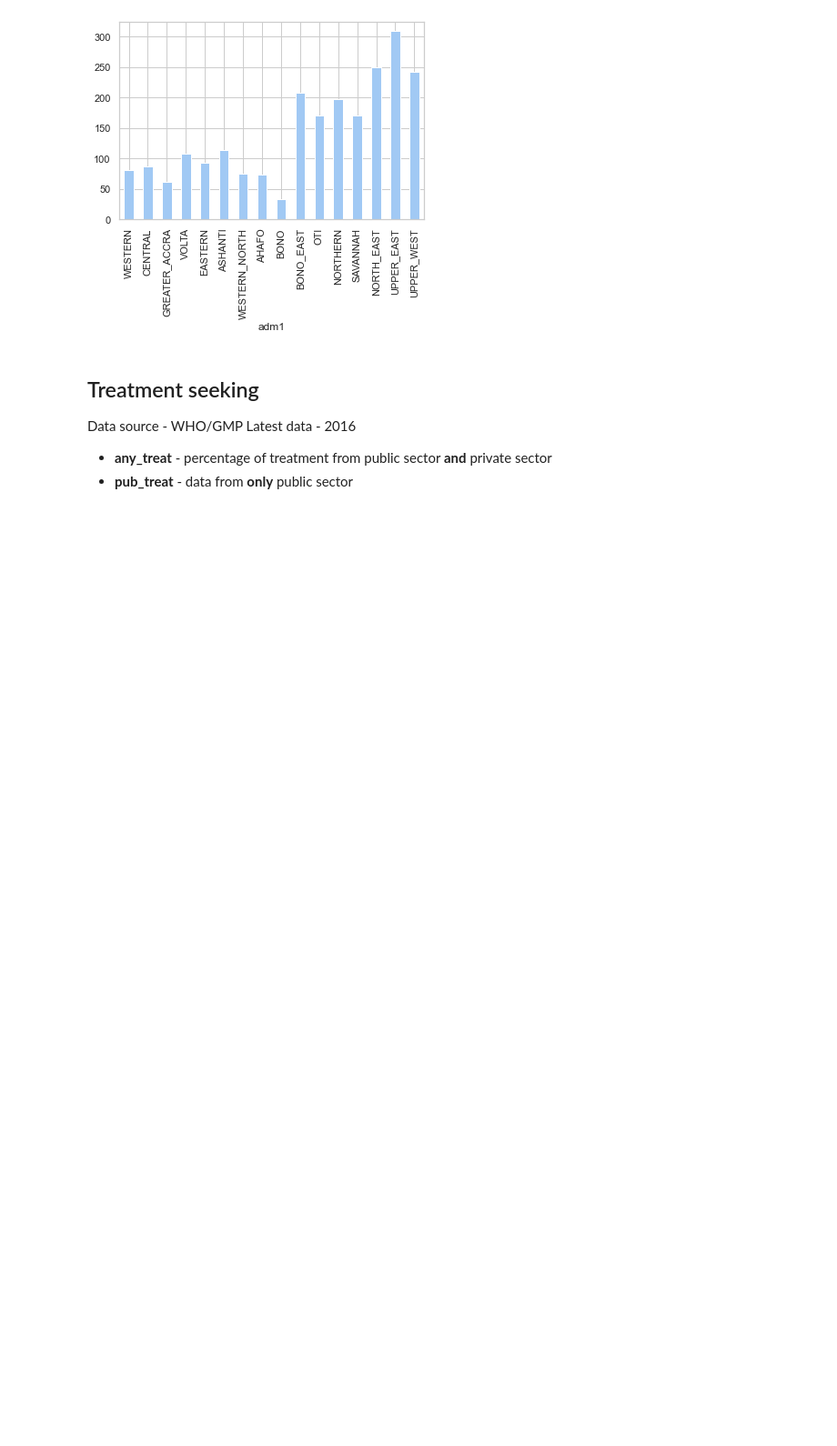
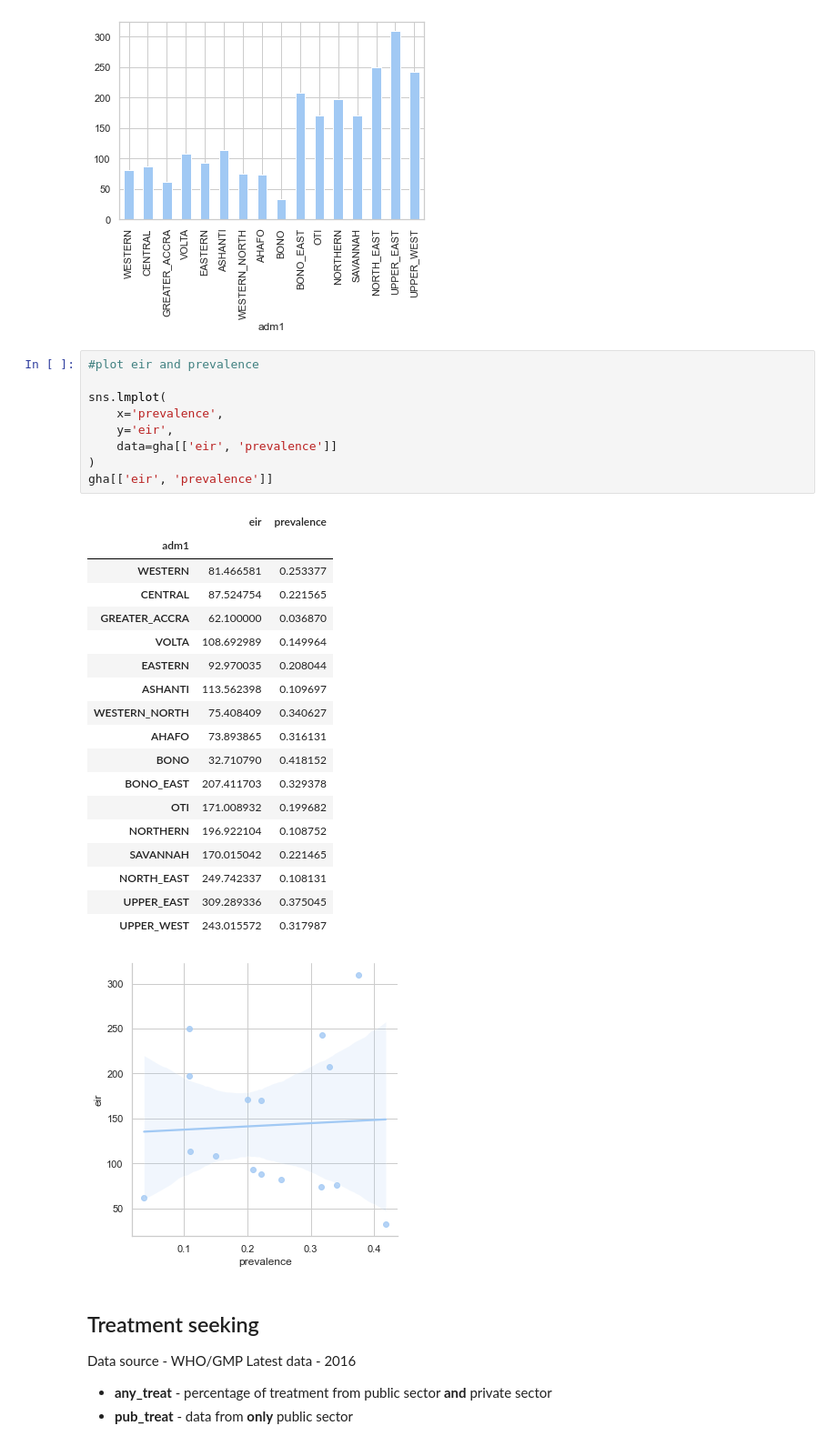
Before and after one commit to sepmein/mBench, a Jupyter notebook: scripts/GHA_data_preparation.ipynb, the cells around one changed output. Shown at 91% size. Cells and saved outputs as stored; diff of their text form; blank space fills up the shorter version.

```diff
--- a/scripts/GHA_data_preparation.ipynb
+++ b/scripts/GHA_data_preparation.ipynb
@@ -1103,6 +1108,35 @@ gha["eir"].plot.bar()
 # %% [output]
 <AxesSubplot:xlabel='adm1'>
 [figure]
+# %%
+#plot eir and prevalence
+
+sns.lmplot(
+    x='prevalence',
+    y='eir',
+    data=gha[['eir', 'prevalence']]
+)
+gha[['eir', 'prevalence']]
+# %% [output]
+|  | eir | prevalence |
+| adm1 |  |  |
+| WESTERN | 81.466581 | 0.253377 |
+| CENTRAL | 87.524754 | 0.221565 |
+| GREATER_ACCRA | 62.100000 | 0.036870 |
+| VOLTA | 108.692989 | 0.149964 |
+| EASTERN | 92.970035 | 0.208044 |
+| ASHANTI | 113.562398 | 0.109697 |
+| WESTERN_NORTH | 75.408409 | 0.340627 |
+| AHAFO | 73.893865 | 0.316131 |
+| BONO | 32.710790 | 0.418152 |
+| BONO_EAST | 207.411703 | 0.329378 |
+| OTI | 171.008932 | 0.199682 |
+| NORTHERN | 196.922104 | 0.108752 |
+| SAVANNAH | 170.015042 | 0.221465 |
+| NORTH_EAST | 249.742337 | 0.108131 |
+| UPPER_EAST | 309.289336 | 0.375045 |
+| UPPER_WEST | 243.015572 | 0.317987 |
+[figure, added]
 # %% [markdown]
 ## Treatment seeking
 
```
Also changed, not shown: parts of 5 cells of this notebook, 6 other files.
